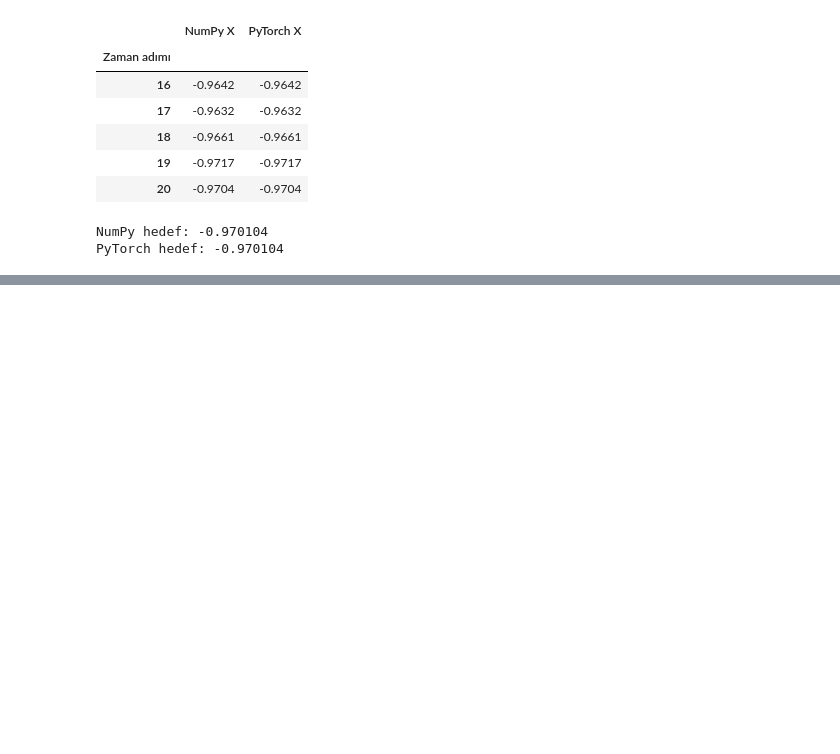
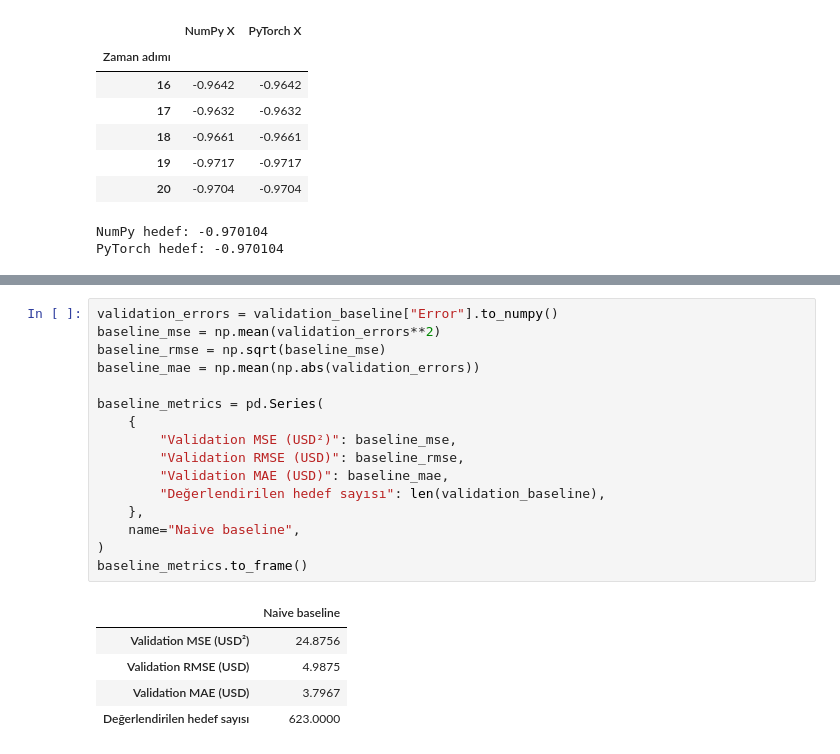
Before and after one commit to bsdburak/MS-Stock-Price-Prediction, a Jupyter notebook: notebooks/02_data_preparation.ipynb, the cells around one changed output, grey strips where cells are left out. Drawn from its saved outputs; the diff is of its cells as text; blank space fills up the shorter version.

```diff
--- a/notebooks/02_data_preparation.ipynb
+++ b/notebooks/02_data_preparation.ipynb
@@ -552,0 +589,22 @@ PyTorch hedef: -0.970104
+# %%
+validation_errors = validation_baseline["Error"].to_numpy()
+baseline_mse = np.mean(validation_errors**2)
+baseline_rmse = np.sqrt(baseline_mse)
+baseline_mae = np.mean(np.abs(validation_errors))
+
+baseline_metrics = pd.Series(
+    {
+        "Validation MSE (USD²)": baseline_mse,
+        "Validation RMSE (USD)": baseline_rmse,
+        "Validation MAE (USD)": baseline_mae,
+        "Değerlendirilen hedef sayısı": len(validation_baseline),
+    },
+    name="Naive baseline",
+)
+baseline_metrics.to_frame()
+# %% [output]
+|  | Naive baseline |
+| Validation MSE (USD²) | 24.8756 |
+| Validation RMSE (USD) | 4.9875 |
+| Validation MAE (USD) | 3.7967 |
+| Değerlendirilen hedef sayısı | 623.0000 |
```
Also changed, not shown: parts of 5 cells of this notebook.
